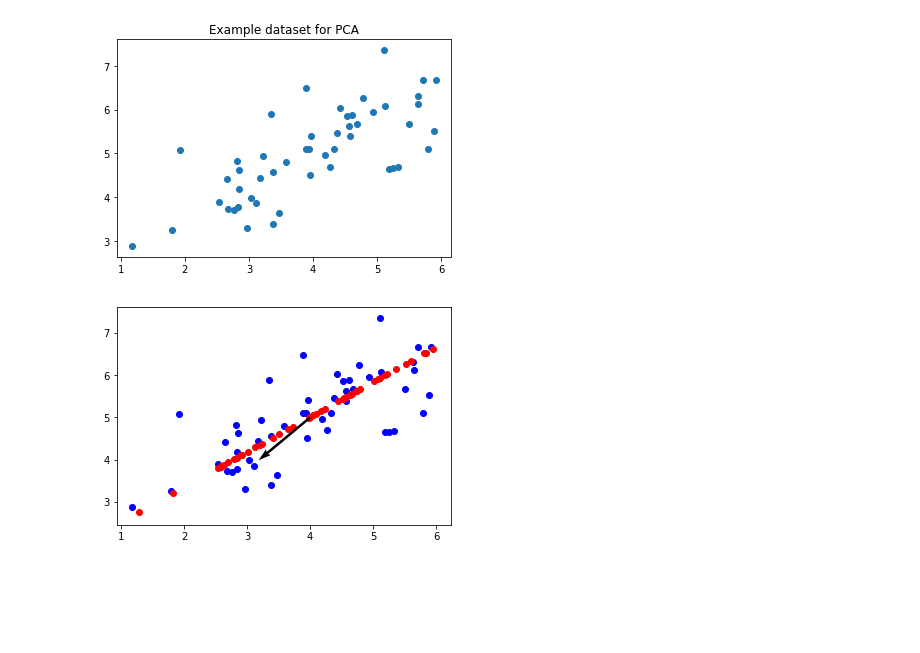
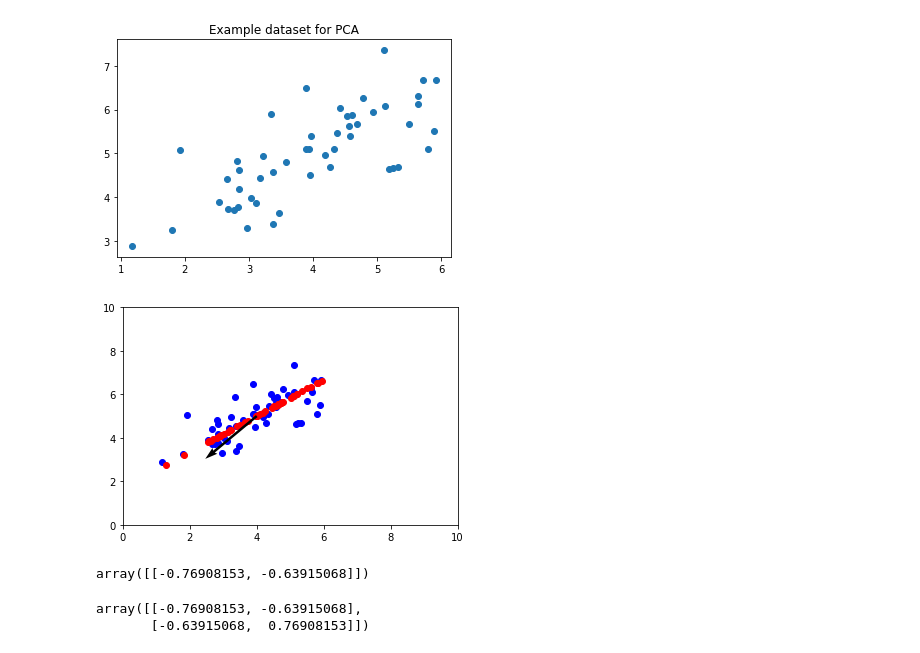
Before and after one commit to luiznonenmacher/machinelearning-coursera, a Jupyter notebook: ex7/K-means Clustering and Principal Component Analysis.ipynb, the cells around one changed output. Drawn from its saved outputs; the diff is of its cells as text; code cells hidden in the pictures; blank space fills up the shorter version.

```diff
--- a/ex7/K-means Clustering and Principal Component Analysis.ipynb
+++ b/ex7/K-means Clustering and Principal Component Analysis.ipynb
@@ -71,7 +71,7 @@ plt.show()
 ### Example Dataset
 # %%
 mat = scipy.io.loadmat('ex7data1.mat')
-data = mat2['X']
+data = mat['X']
 
 plt.scatter(data[:, 0], data[:, 1])
 plt.title("Example dataset for PCA")
@@ -81,14 +81,27 @@ plt.show()
 # %%
 from sklearn.decomposition import PCA
 
 pca = PCA(n_components=1)
 pca.fit(data)
 transformed_data = pca.inverse_transform(pca.transform(data))
 plt.scatter(data[:, 0], data[:, 1], color='blue')
 plt.scatter(transformed_data[:, 0], transformed_data[:, 1], color='red')
+plt.xlim(0,10)
+plt.ylim(0,10)
 
 eigenvector = pca.components_
 plt.quiver(4, 5, eigenvector[:,0], eigenvector[:,1], scale=5)
 plt.show()
 # %% [output]
-[figure, old version]
+[figure, new version]
+# %%
+eigenvector
+# %% [output]
+array([[-0.76908153, -0.63915068]])
+# %%
+covariance = np.cov(data, rowvar=False)
+u, s, vh = np.linalg.svd(covariance, full_matrices=True)
+u
+# %% [output]
+array([[-0.76908153, -0.63915068],
+       [-0.63915068,  0.76908153]])
```
Also changed, not shown: parts of 2 cells of this notebook.
